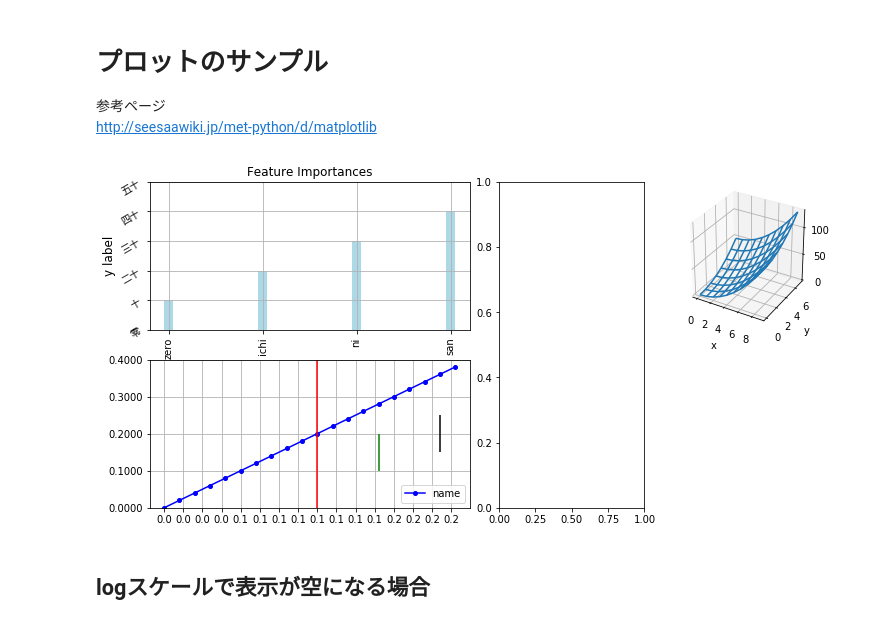
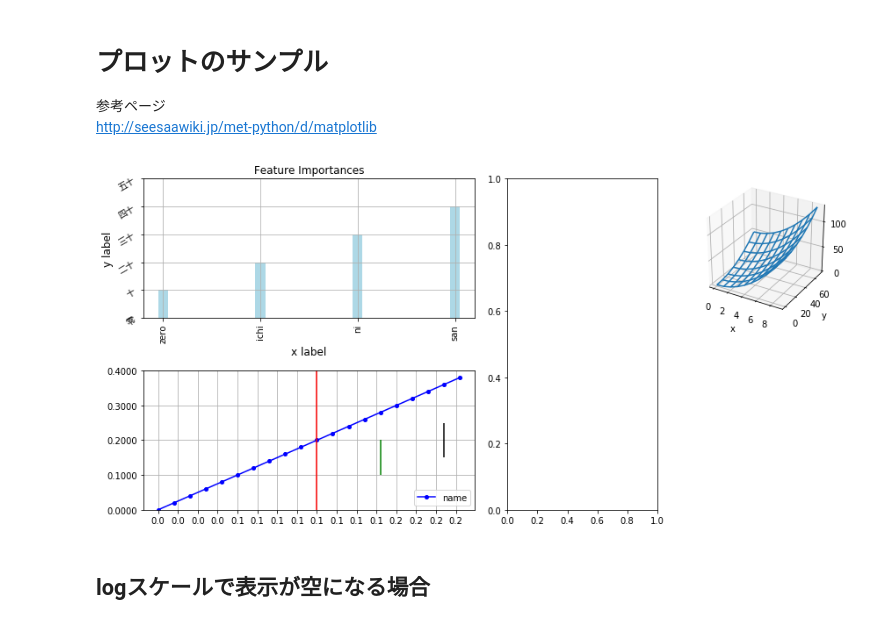
Before and after one commit to t2240013/hello-world, a Jupyter notebook: PythonMemo.ipynb, the cells around one changed output. Saved outputs shown, nothing was run; the diff lists cells and outputs as text; code cells hidden in the pictures.

```diff
--- a/PythonMemo.ipynb
+++ b/PythonMemo.ipynb
@@ -285,33 +285,35 @@ plt.plot( np.arange(0, 0.2, 0.01), np.arange( 0, 0.4, 0.02), 'bo-',
          markersize=4, label='name' )
 plt.grid()
 plt.ylim([0.0, 0.4])
 plt.legend(loc='lower right')
 # tick step
 plt.xticks( np.arange(0, 0.2, 0.0125))
 # virtical lines
 plt.axvline( 0.1, color='r')
 plt.vlines( [0.14,0.18], [0.1,0.15], [0.2, 0.25], colors=['g','k']) # ( x, ymin, ymax, ... )
 ax = plt.gca()
 # precision
 ax.xaxis.set_major_formatter( FormatStrFormatter('%0.1f'))
 ax.yaxis.set_major_formatter( FormatStrFormatter('%0.4f'))
 
 ### Figure 3
 plt.subplot(G[:,2])
 
 ### Figure 4
 ax = plt.subplot(G[0,3],projection='3d')
-x = range(10)
-y = range(8)
+x = np.arange(10)
+y = np.arange(8)
 X,Y = np.meshgrid( x, y )
 ax.plot_wireframe( X,Y, X**2 + Y**2 )
 plt.xticks( x[::2] )
+plt.yticks( y[::2], y[::2]*10)
 plt.xlabel('x')
 ax.set_ylabel('y')
 ax.set_zlabel('z')
 
 ### After the plot
+plt.tight_layout() # グラフが重ならないようにおまじない
 plt.savefig('plot_sample.png', dpi=300)
 plt.show()
 # %% [output]
-[figure, old version]
+[figure, new version]
```
Also changed, not shown: parts of 5 cells of this notebook.
